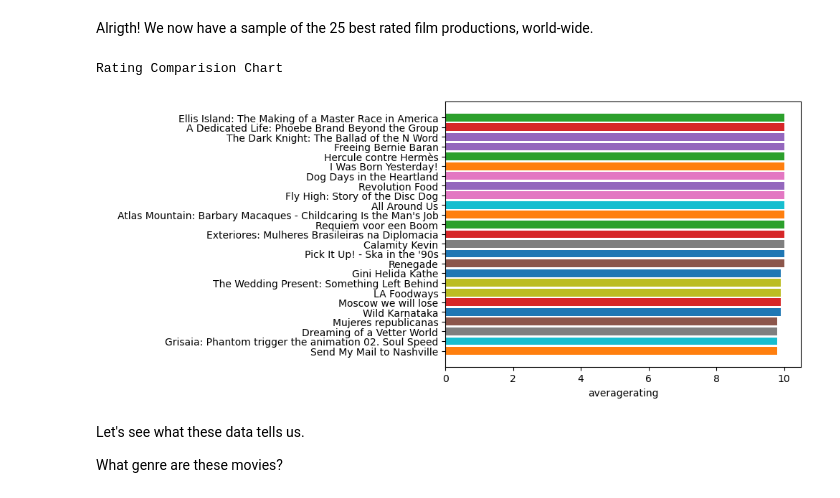
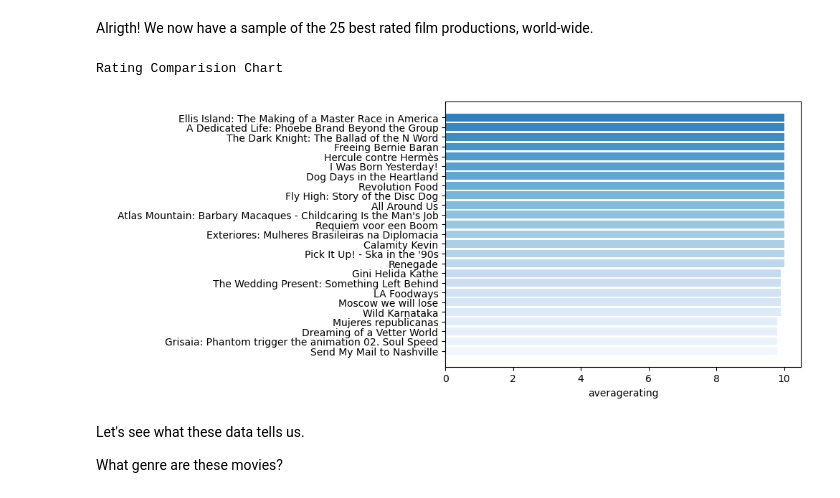
Before and after one commit to rafvrab/Microsoft_Film_Proposal, a Jupyter notebook: Notebook.ipynb, the cells around one changed output. Drawn from its saved outputs; the diff is of its cells as text; code cells hidden in the pictures.

```diff
--- a/Notebook.ipynb
+++ b/Notebook.ipynb
@@ -174,21 +190,22 @@ Alrigth! We now have a sample of the 25 best rated film productions, world-wide.
 # %%
 # Sort dataframe by Average Rating
 df = df.sort_values(by='averagerating')
 
 # Create a list of random colors for each bar
 colors = [f'C{i}' for i in range(len(df))]
 random.shuffle(colors)
 
 print("Rating Comparision Chart")
 
 # Create horizontal bar graph
+colors = sns.color_palette("Blues", 35)
 plt.barh(df['original_title'], df['averagerating'], color=colors)
 plt.ylabel(' ')
 plt.xlabel('averagerating')
 plt.show()
 # %% [output]
 Rating Comparision Chart
-[figure, old version]
+[figure, new version]
 # %% [markdown]
 Let's see what these data tells us.
 
```
Also changed, not shown: parts of 30 cells of this notebook, 3 other files.
